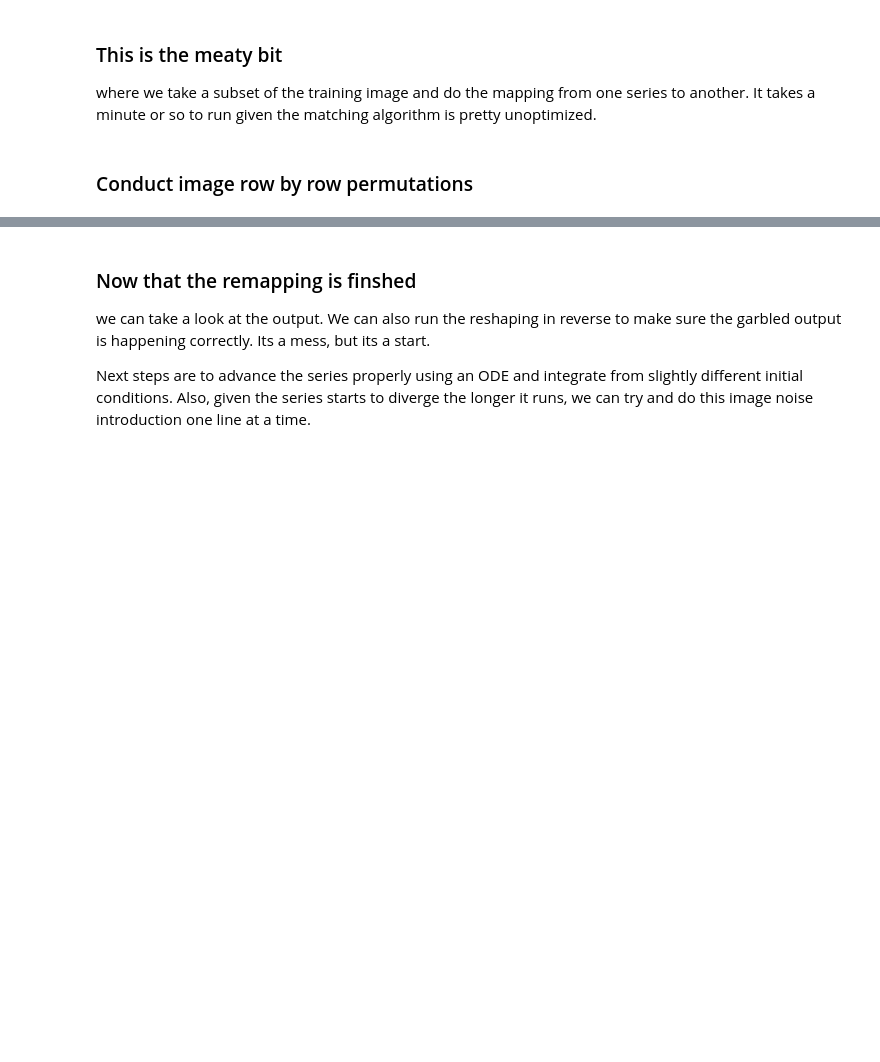
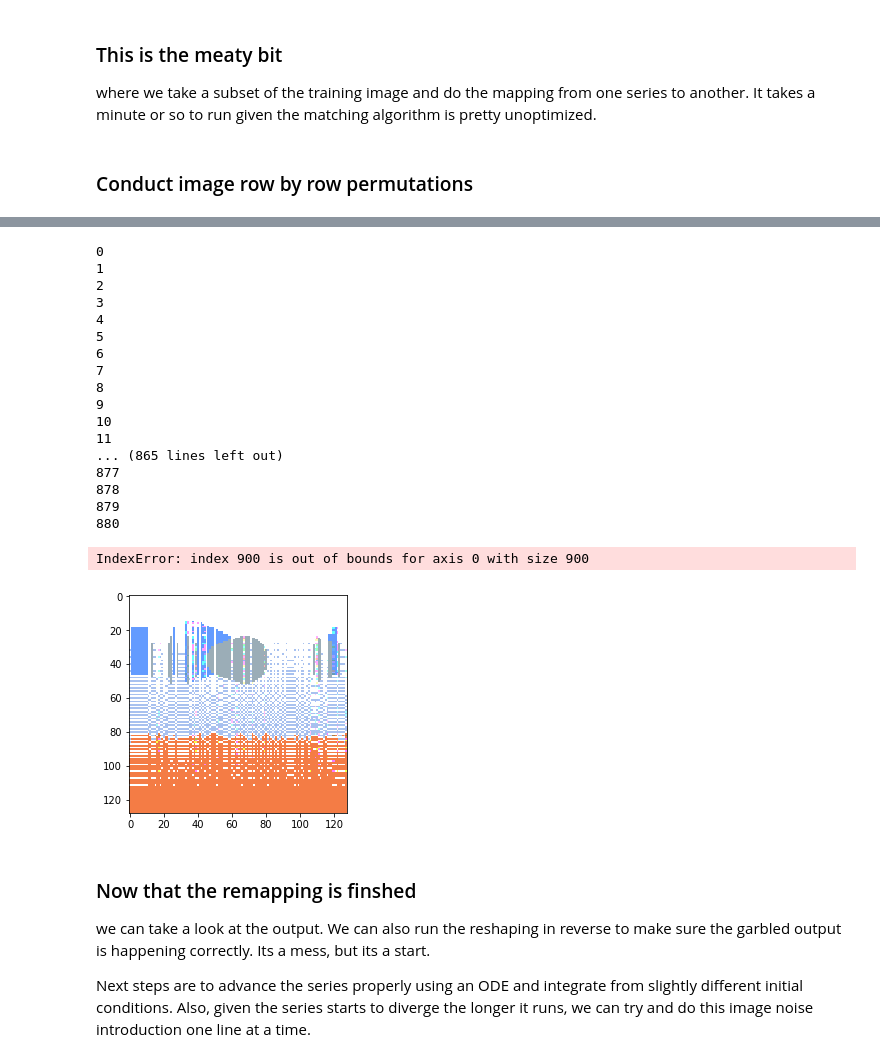
Before and after one commit to djkrofch/chaoticImages, a Jupyter notebook: ChaoticImageEncoding.ipynb, the cells around one changed output, grey strips where cells are left out. Cells and saved outputs as stored; diff of their text form; code cells hidden in the pictures; blank space fills up the shorter version.

```diff
--- a/ChaoticImageEncoding.ipynb
+++ b/ChaoticImageEncoding.ipynb
@@ -263,3 +106,49 @@ NameError: name 'L1' is not defined
+# %%
+img = importImage('demo.png')
+newImg = np.empty_like(img)
+x_0, y_0, z_0 = lorenz_integrate(x0_0, 15, 60)
+
+writer = FFMpegWriter(fps=15)
+fig = plt.figure()
+with writer.saving(fig, "imgTest_2.mp4", 100):
+    for i in range(1000):
+        img = importImage('demo.png')
+
+        print(i)
+        for band in [0,1,2]:
+            for row in np.arange(len(img)):
+                x_n, y_n, z_n = forwardLorenz(x_0, y_0, z_0, 20+i, 10**(-2), 15, 60)
+
+                for time in np.arange(1,len(img)):
+                        thisRow = img[row,:,band]
+                        x1 = x_0[time]
+                        xdif = np.abs(x_n[:len(img)] - x1)
+                        sortedDif = np.sort(xdif)
+                        variation = sortedDif[0]
+                        img[row,time,band] = thisRow[np.where(xdif==variation)[0]]
+
+        plt.imshow(img)
+        writer.grab_frame()
+# %% [output]
+0
+1
+2
+3
+4
+5
+6
+7
+8
+9
+10
+11
+... (865 lines left out)
+877
+878
+879
+880
+IndexError: index 900 is out of bounds for axis 0 with size 900
+[figure, added]
 # %% [markdown]
 ### Now that the remapping is finshed
 we can take a look at the output. We can also run the reshaping in reverse to make sure the garbled output is happening correctly. Its a mess, but its a start.
```
Also changed, not shown: parts of 7 cells of this notebook.
